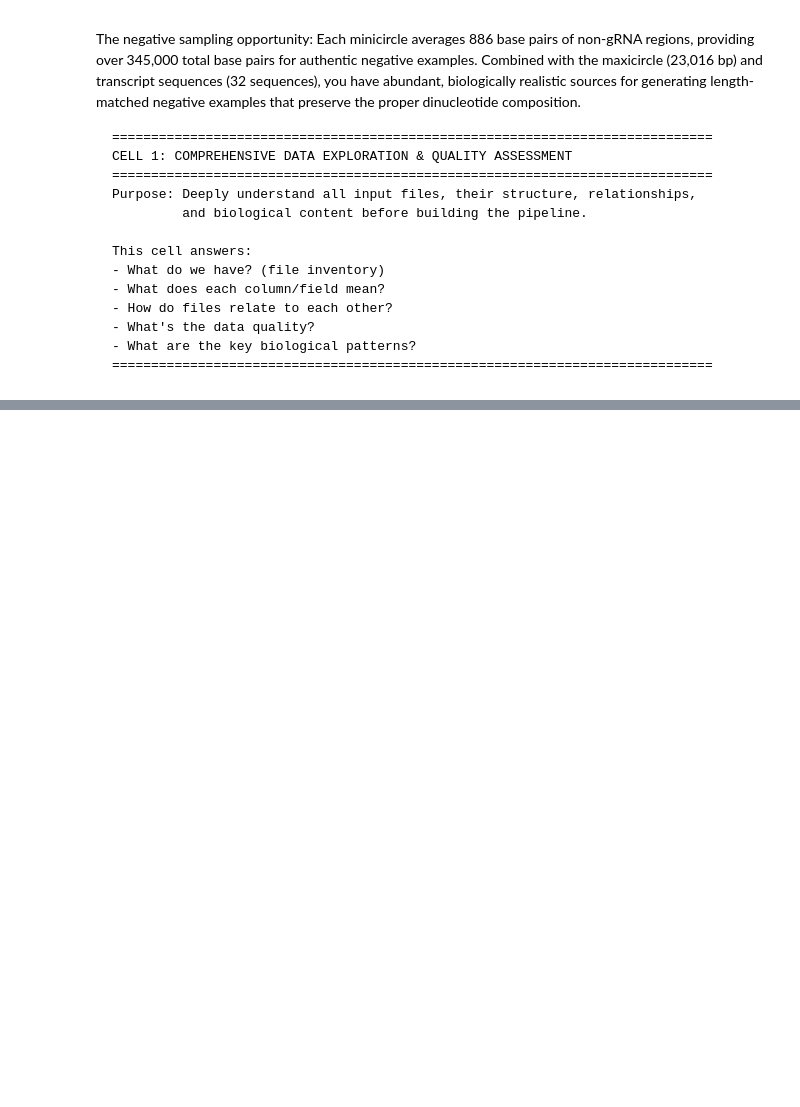
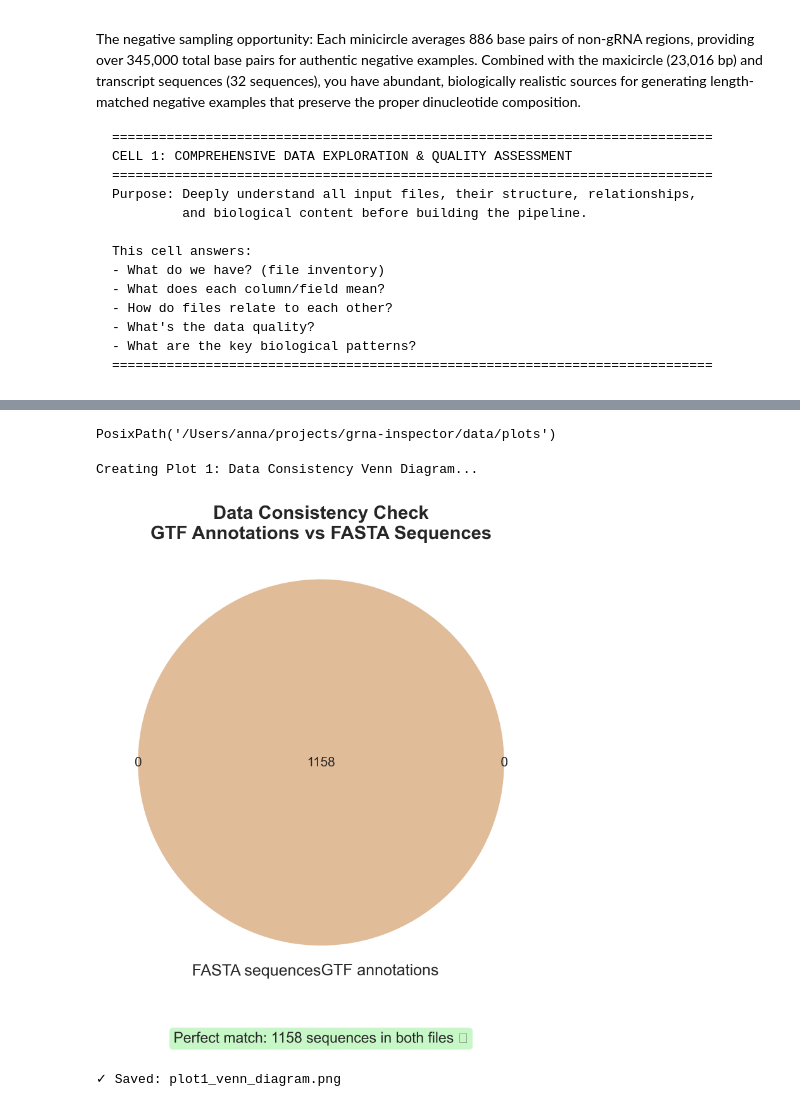
Before and after one commit to aparfenen/grna-inspector, a Jupyter notebook: notebooks/4_data_prep_pipeline.ipynb, the cells around one changed output, grey strips where cells are left out. Saved outputs shown, nothing was run; the diff lists cells and outputs as text; code cells hidden in the pictures; blank space fills up the shorter version.

Commit message:
ref data - basic plots

```diff
--- a/notebooks/4_data_prep_pipeline.ipynb
+++ b/notebooks/4_data_prep_pipeline.ipynb
@@ -30,6 +30,7 @@ from typing import Dict, Tuple, List, Set, Optional
 import numpy as np
 import pandas as pd
 import matplotlib.pyplot as plt
+from matplotlib_venn import venn2, venn3
 import seaborn as sns
 from scipy import stats
 import networkx as nx
@@ -41,9 +42,12 @@ from sklearn.model_selection import train_test_split
 # Configure
 warnings.filterwarnings('ignore')
 sns.set_style('whitegrid')
-plt.rcParams['figure.dpi'] = 100
+plt.rcParams['figure.dpi'] = 300
 plt.rcParams['figure.figsize'] = (12, 6)
+plt.style.use('seaborn-v0_8-darkgrid')
+sns.set_palette("husl")
 np.random.seed(42)
+
 
 print('='*80)
 print('gRNA DATA PREPARATION PIPELINE V2.1 - COMPLETE')
@@ -259,0 +241,38 @@ SECTION 2: GTF ANNOTATION ANALYSIS
+# %%
+PLOTS_DIR
+# %% [output]
+PosixPath('/Users/anna/projects/grna-inspector/data/plots')
+# %%
+# ============================================================================
+# PLOT 1: VENN DIAGRAM - GTF vs FASTA overlap
+# ============================================================================
+
+print("Creating Plot 1: Data Consistency Venn Diagram...")
+
+fig1, ax1 = plt.subplots(figsize=(8, 6))
+
+# Get IDs from both sources
+fasta_ids = {seq.id for seq in grna_seqs}
+gtf_ids = set(gtf_df['grna_name'].values)
+
+# Create Venn diagram
+venn2([fasta_ids, gtf_ids],
+      set_labels=('FASTA sequences', 'GTF annotations'),
+      ax=ax1)
+ax1.set_title('Data Consistency Check\nGTF Annotations vs FASTA Sequences',
+              fontsize=14, fontweight='bold')
+
+# Add text annotation about perfect overlap
+overlap_count = len(fasta_ids & gtf_ids)
+ax1.text(0.5, -0.15, f'Perfect match: {overlap_count} sequences in both files ✓',
+         transform=ax1.transAxes, ha='center', fontsize=11,
+         bbox=dict(boxstyle='round', facecolor='lightgreen', alpha=0.5))
+
+plt.tight_layout()
+plt.savefig('/Users/anna/projects/grna-inspector/data/plots/plot1_venn_diagram.png', dpi=300, bbox_inches='tight')
+plt.show()
+print("✓ Saved: plot1_venn_diagram.png\n")
+# %% [output]
+Creating Plot 1: Data Consistency Venn Diagram...
+[figure, added]
+✓ Saved: plot1_venn_diagram.png
```
Also changed, not shown: parts of 13 cells of this notebook, 1 other file.
